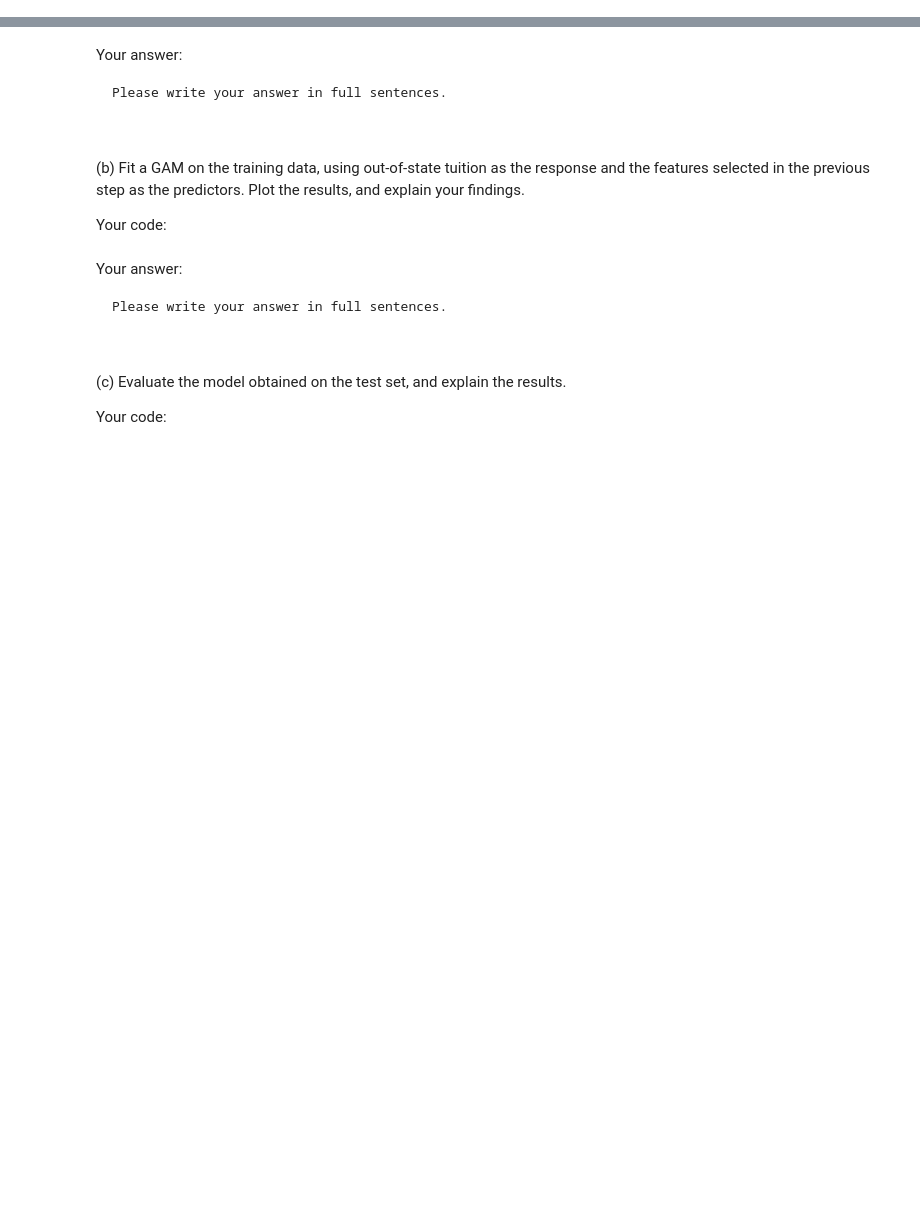
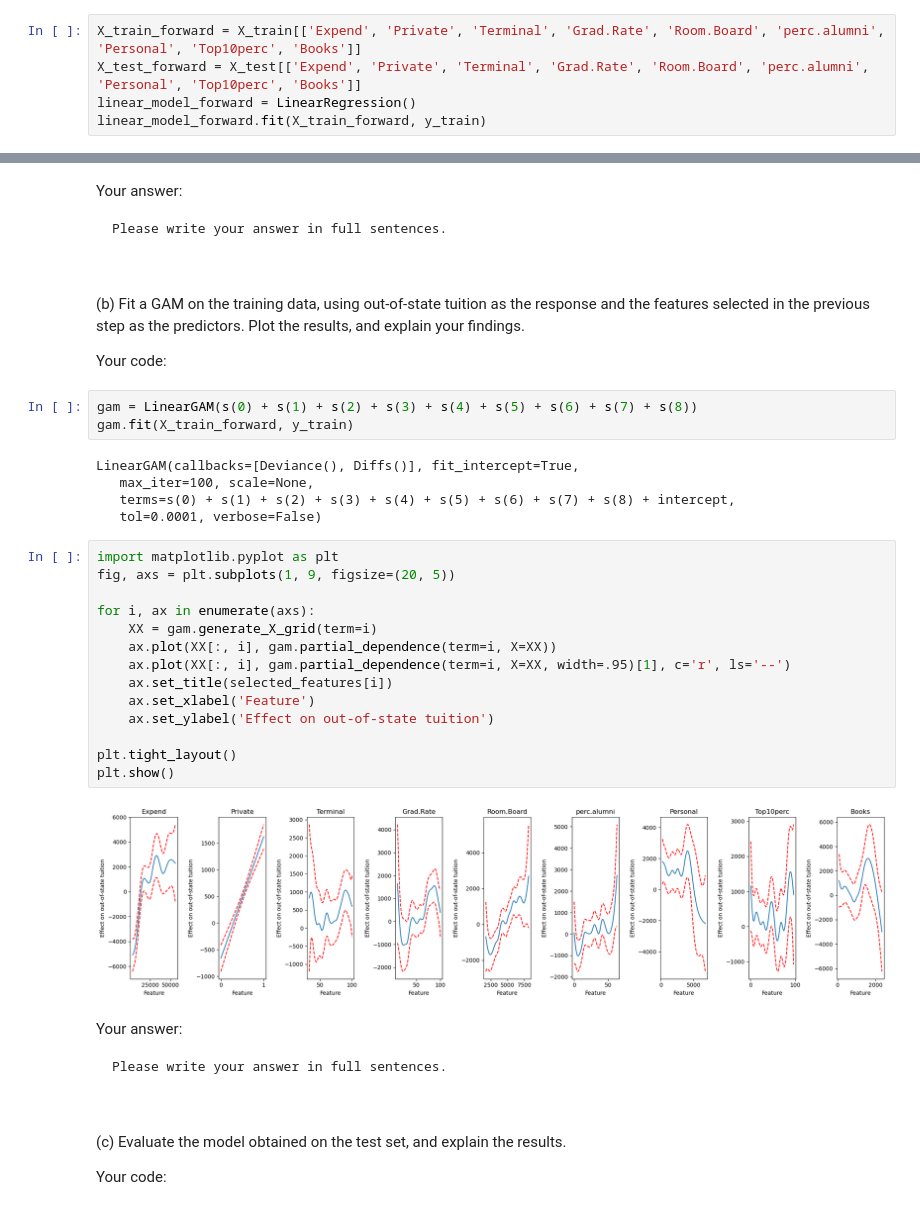
Before and after one commit to BU-MSSP-Classroom/MA679_Spring2024_05_smoothing-yuyangsun28k, a Jupyter notebook: Ch07_NonlinearSplineGAM_Python.ipynb, the cells around one changed output, grey strips where cells are left out. Saved outputs shown, nothing was run; the diff lists cells and outputs as text; blank space fills up the shorter version.

```diff
--- a/Ch07_NonlinearSplineGAM_Python.ipynb
+++ b/Ch07_NonlinearSplineGAM_Python.ipynb
@@ -317,0 +389,5 @@ intercept: -1412.784301714546
+# %%
+X_train_forward = X_train[['Expend', 'Private', 'Terminal', 'Grad.Rate', 'Room.Board', 'perc.alumni', 'Personal', 'Top10perc', 'Books']]
+X_test_forward = X_test[['Expend', 'Private', 'Terminal', 'Grad.Rate', 'Room.Board', 'perc.alumni', 'Personal', 'Top10perc', 'Books']]
+linear_model_forward = LinearRegression()
+linear_model_forward.fit(X_train_forward, y_train)
@@ -330,6 +420,30 @@ Please write your answer in full sentences.
 
 
 Your code:
+# %%
+gam = LinearGAM(s(0) + s(1) + s(2) + s(3) + s(4) + s(5) + s(6) + s(7) + s(8))
+gam.fit(X_train_forward, y_train)
+# %% [output]
+LinearGAM(callbacks=[Deviance(), Diffs()], fit_intercept=True,
+   max_iter=100, scale=None,
+   terms=s(0) + s(1) + s(2) + s(3) + s(4) + s(5) + s(6) + s(7) + s(8) + intercept,
+   tol=0.0001, verbose=False)
+# %%
+import matplotlib.pyplot as plt
+fig, axs = plt.subplots(1, 9, figsize=(20, 5))
+
+for i, ax in enumerate(axs):
+    XX = gam.generate_X_grid(term=i)
+    ax.plot(XX[:, i], gam.partial_dependence(term=i, X=XX))
+    ax.plot(XX[:, i], gam.partial_dependence(term=i, X=XX, width=.95)[1], c='r', ls='--')
+    ax.set_title(selected_features[i])
+    ax.set_xlabel('Feature')
+    ax.set_ylabel('Effect on out-of-state tuition')
+
+plt.tight_layout()
+plt.show()
+# %% [output]
+[figure, added]
 # %% [markdown]
 Your answer:
 
```
Also changed, not shown: parts of 14 cells of this notebook.
